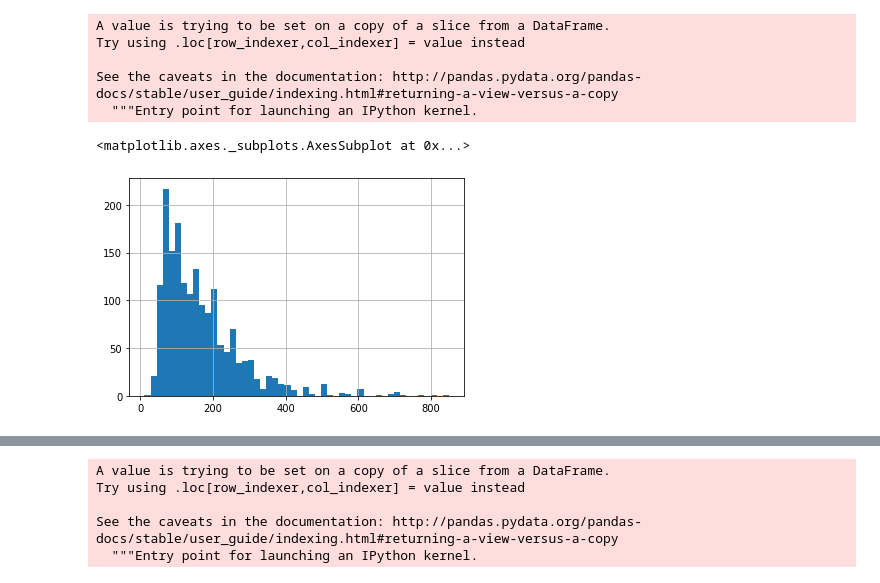
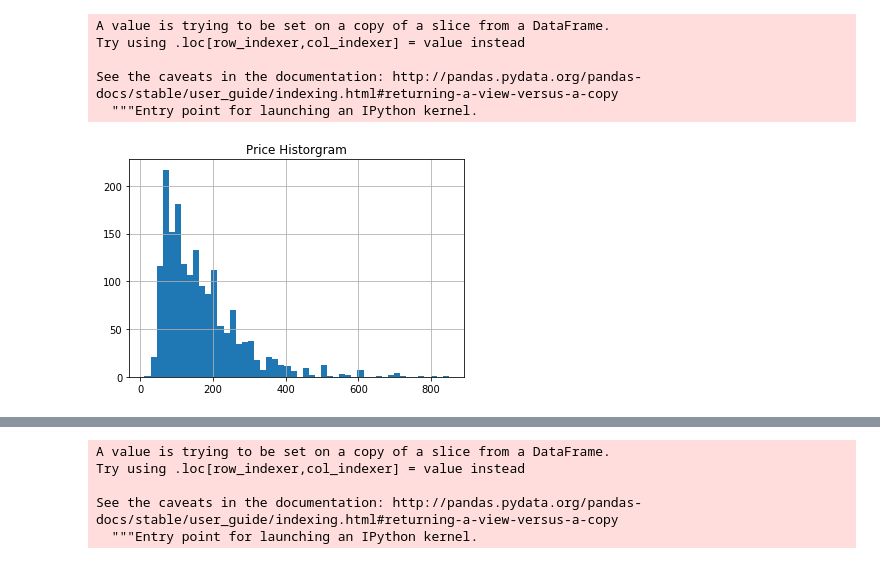
Before and after one commit to MurathanBagdat/AirBnBProject, a Jupyter notebook: UdacityAirBnBProject.ipynb, the cells around one changed output, grey strips where cells are left out. Cells and saved outputs as stored; diff of their text form; code cells hidden in the pictures.

```diff
--- a/UdacityAirBnBProject.ipynb
+++ b/UdacityAirBnBProject.ipynb
@@ -189,8 +265,8 @@ Try using .loc[row_indexer,col_indexer] = value instead
 See the caveats in the documentation: http://pandas.pydata.org/pandas-docs/stable/user_guide/indexing.html#returning-a-view-versus-a-copy
   """Entry point for launching an IPython kernel.
 # %%
-bos_listing1["price"].hist(bins=50)
+bos_listing1["price"].hist(bins=50);
+plt.title("Price Historgram");
 # %% [output]
-<matplotlib.axes._subplots.AxesSubplot at 0x...>
-[figure, old version]
+[figure, new version]
 # %%
```
Also changed, not shown: parts of 60 cells of this notebook.
